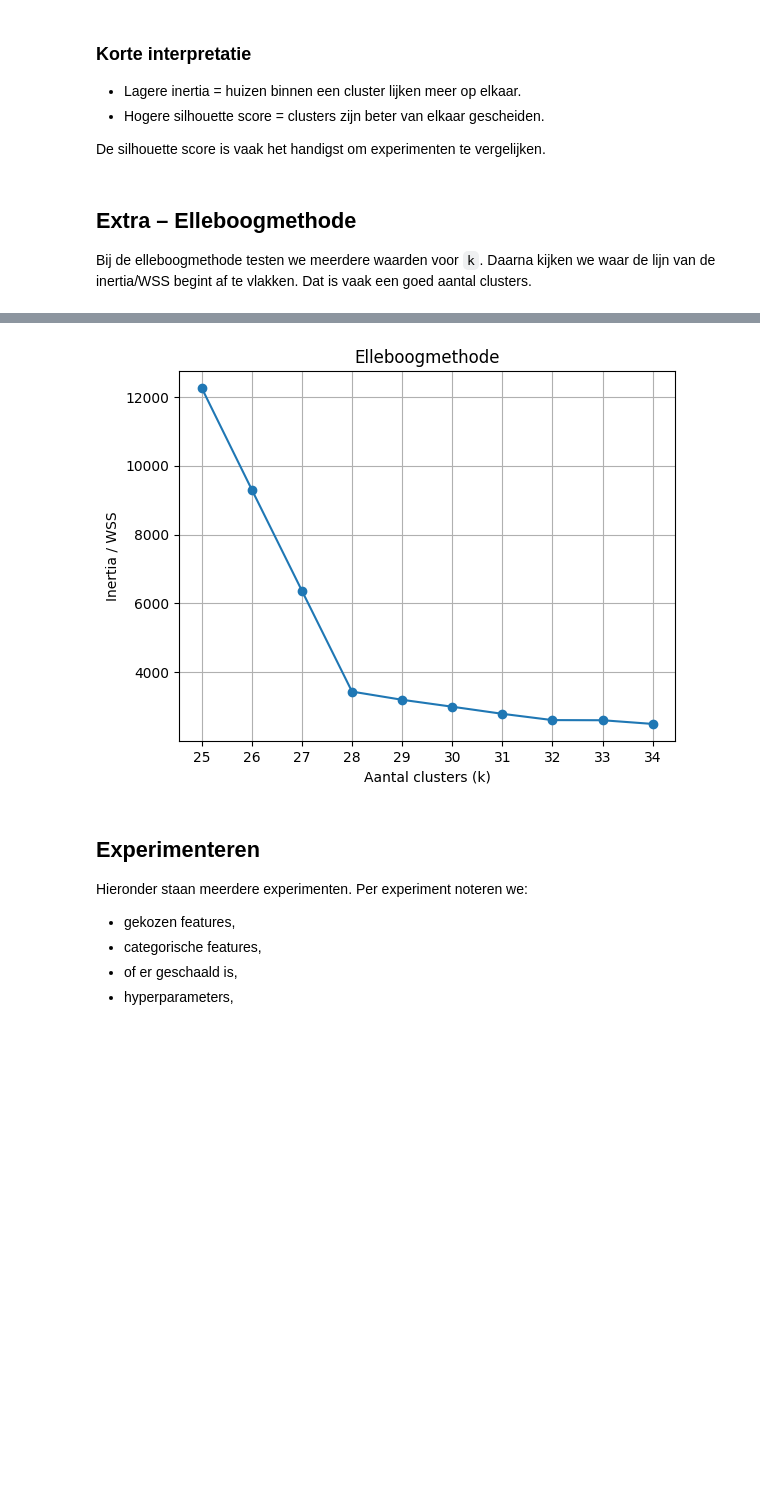
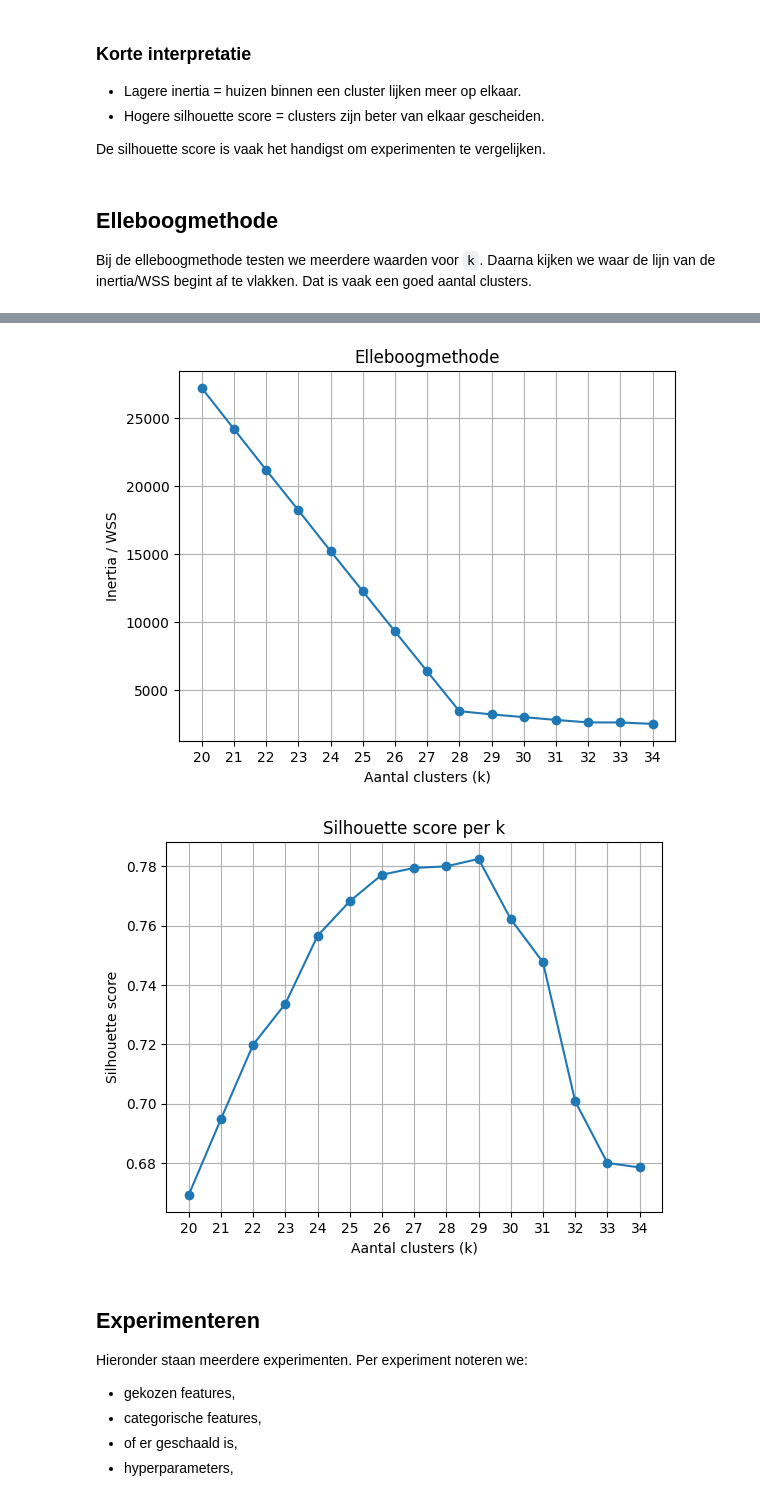
Before and after one commit to BayramGurel/DEAI, a Jupyter notebook: Week 9/DEAI - Clustering/Clustering.ipynb, the cells around one changed output, grey strips where cells are left out. Saved outputs shown, nothing was run; the diff lists cells and outputs as text; code cells hidden in the pictures; blank space fills up the shorter version.

```diff
--- a/Week 9/DEAI - Clustering/Clustering.ipynb
+++ b/Week 9/DEAI - Clustering/Clustering.ipynb
@@ -222,23 +244,33 @@ Name: count, dtype: int64
 
 De silhouette score is vaak het handigst om experimenten te vergelijken.
 # %% [markdown]
-## Extra – Elleboogmethode
+## Elleboogmethode
 
 Bij de elleboogmethode testen we meerdere waarden voor `k`.
 Daarna kijken we waar de lijn van de inertia/WSS begint af te vlakken.
 Dat is vaak een goed aantal clusters.
 # %%
-# Bereken de inertia/WSS voor meer waarden van k
-k_waardes = range(25, 35)
+# Test meerdere aantallen clusters om te zien welke k logisch is
+# We starten bij 2, omdat silhouette_score minimaal 2 clusters nodig heeft.
+k_waardes = range(20, 35)
 wss_scores = []
+silhouette_scores = []
 
 for k in k_waardes:
+    # Train voor elke k een nieuw KMeans-model
     kmeans = KMeans(n_clusters=k, random_state=42, n_init=10)
-    kmeans.fit(data_stap5_scaled)
+    labels = kmeans.fit_predict(data_stap5_scaled)
+
+    # Inertia/WSS: lager betekent compactere clusters
     wss_scores.append(kmeans.inertia_)
 
-logger.info("Elleboogmethode uitgevoerd voor k = 2 t/m 20")
+    # Silhouette: hoger betekent meestal beter gescheiden clusters
+    silhouette_scores.append(silhouette_score(data_stap5_scaled, labels))
 
+logger.info("Elleboogmethode uitgevoerd voor k = 2 t/m 34")
+
+# Tekent de ellebooggrafiek
+# Het beste k-punt ligt vaak waar de daling minder sterk wordt.
 plt.plot(list(k_waardes), wss_scores, marker="o")
 plt.xlabel("Aantal clusters (k)")
 plt.ylabel("Inertia / WSS")
@@ -246,4 +278,13 @@ plt.title("Elleboogmethode")
 plt.xticks(list(k_waardes))
 plt.grid(True)
 plt.show()
+
+# Extra controle: silhouette score per k
+plt.plot(list(k_waardes), silhouette_scores, marker="o")
+plt.xlabel("Aantal clusters (k)")
+plt.ylabel("Silhouette score")
+plt.title("Silhouette score per k")
+plt.xticks(list(k_waardes))
+plt.grid(True)
+plt.show()
 # %% [output]
@@ -251,4 +292,5 @@ plt.show()
-[figure, old version]
+[figure, new version]
+[figure, added]
 # %% [markdown]
 ## Experimenteren
 
```
Also changed, not shown: parts of 28 cells of this notebook, 14 other files.
